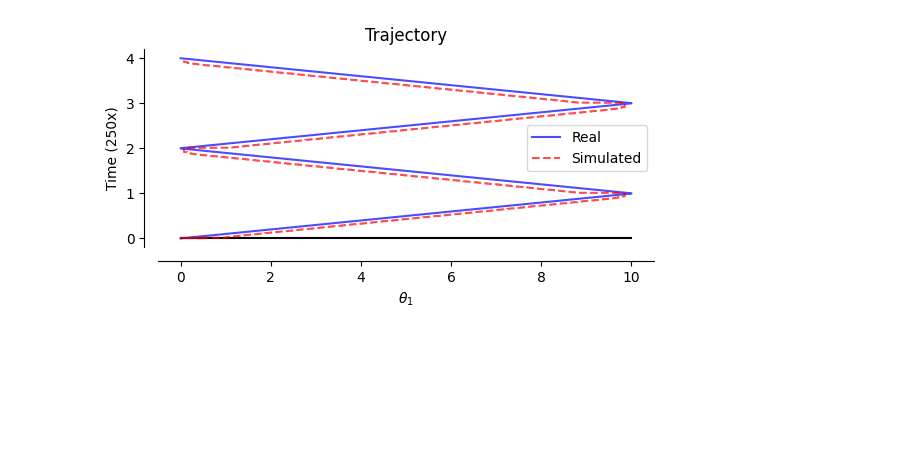
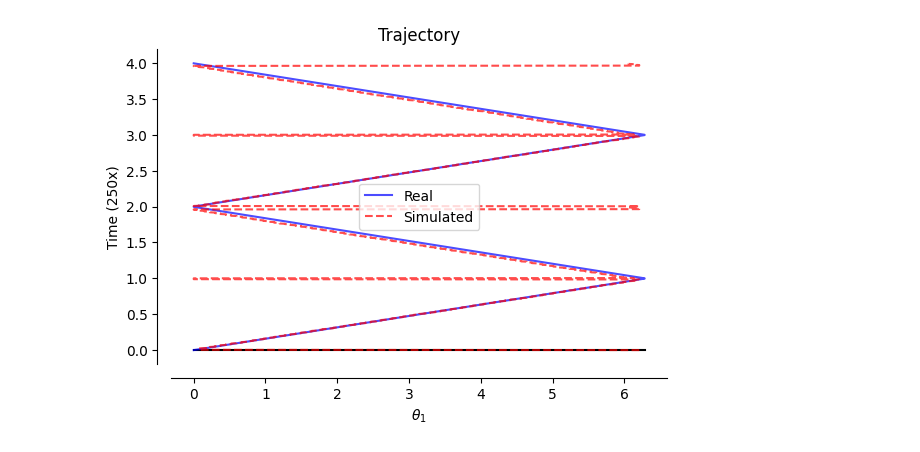
Before and after one commit to FieteLab/MADE, a Jupyter notebook: made/notebooks/qans.ipynb, the cells around one changed output. Saved outputs shown, nothing was run; the diff lists cells and outputs as text; code cells hidden in the pictures; blank space fills up the shorter version.

```diff
--- a/made/notebooks/qans.ipynb
+++ b/made/notebooks/qans.ipynb
@@ -14,8 +14,8 @@ visualize_trajectory(quan.manifold, trajectory);
 # %%
-quan = qans.LineQAN()
+quan = qans.RingQAN()
 trajectory = quan.make_trajectory(n_steps=1000)
 
 simulated_trajectory = quan.simulate(trajectory)
 visualize_trajectory(quan.manifold, trajectory, simulated_trajectory);
 # %% [output]
-[figure, old version]
+[figure, new version]
```
Also changed, not shown: parts of 2 cells of this notebook, 1 other file.
